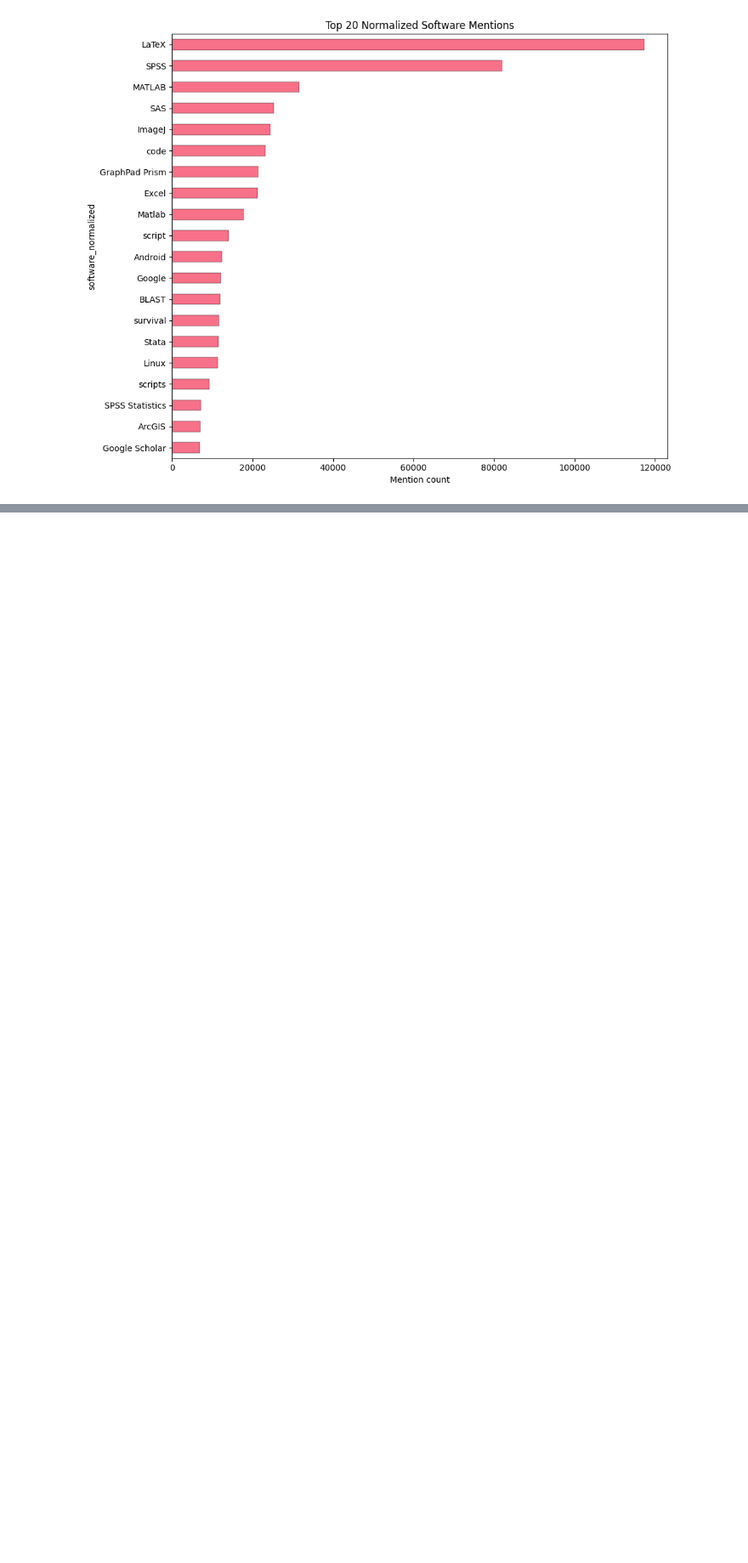
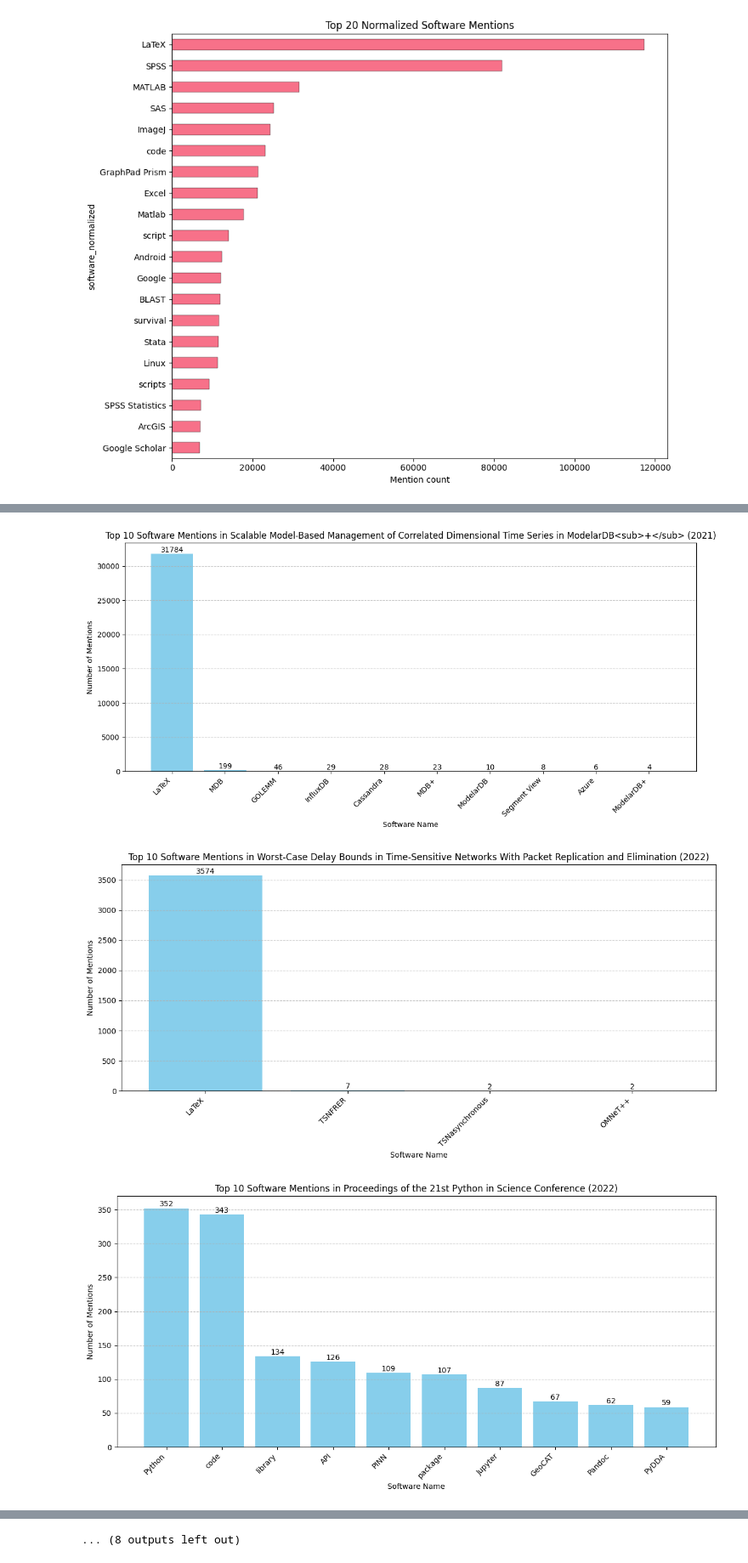
Before and after one commit to kierangivens/softcite-extractions-oa, a Jupyter notebook: softcite_analysis.ipynb, the cells around one changed output, grey strips where cells are left out. Shown at 85% size. Cells and saved outputs as stored; diff of their text form; code cells hidden in the pictures; blank space fills up the shorter version.

Commit message:
Plot papers with highest occuring amount of software mentions

```diff
--- a/softcite_analysis.ipynb
+++ b/softcite_analysis.ipynb
@@ -387,0 +484,26 @@ plt.show()
+# %%
+# Top 20 papers by total mention count
+top20_paper_ids = (
+    mentions_df.groupby('paper_id')
+    .size()
+    .sort_values(ascending=False)
+    .head(20)
+    .index
+)
+
+bad_paper_id = 10830805
+
+for pid in top20_paper_ids:
+    if pid == bad_paper_id:
+        # temporary override: no full title
+        plot_software_mentions_for_paper(pid, top_n=10)
+        plt.title(f"Top Software Mentions in Paper {pid}")  # overwrite long title
+        plt.tight_layout()
+        plt.show()
+    else:
+        plot_software_mentions_for_paper(pid, top_n=10)
+        plt.show()
+# %% [output]
+[figure, added]
+[figure, added]
+[figure, added]
@@ -387,0 +519 @@ plt.show()
+... (8 outputs left out)
```
Also changed, not shown: parts of 3 cells of this notebook.
